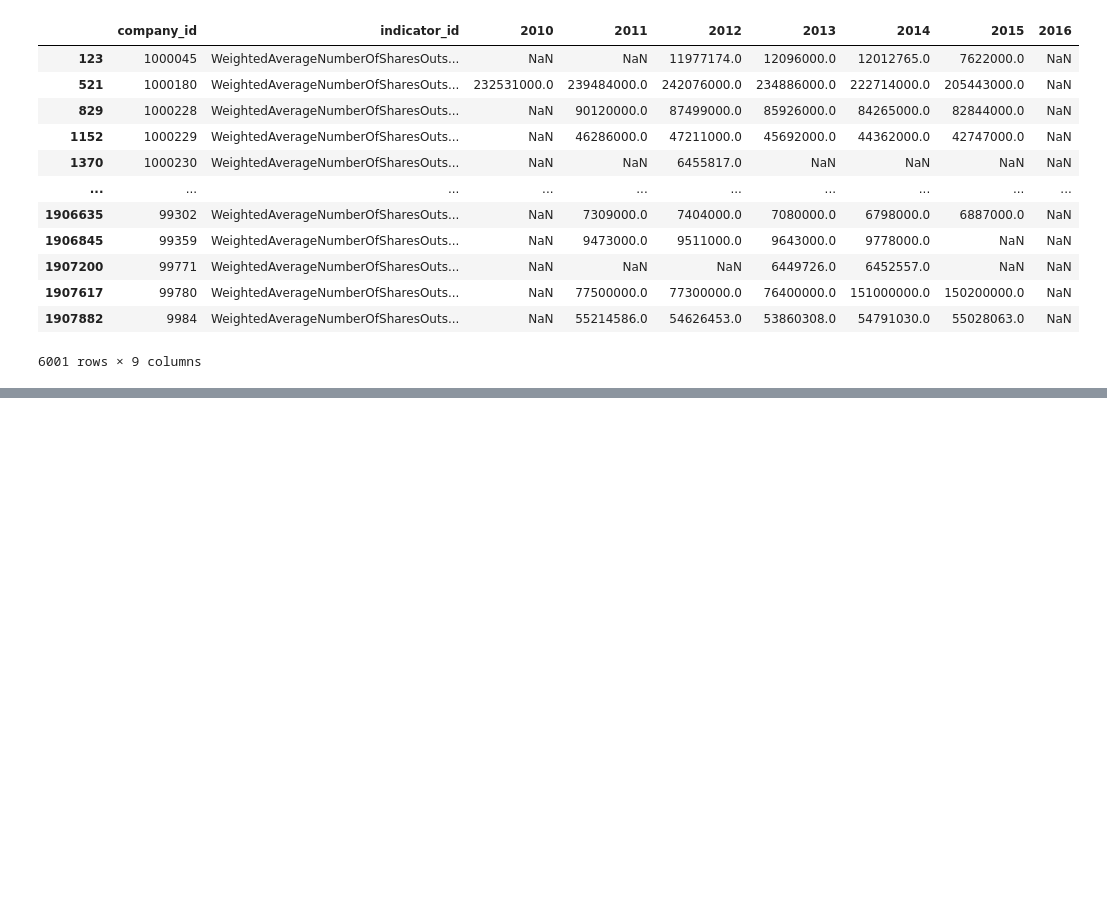
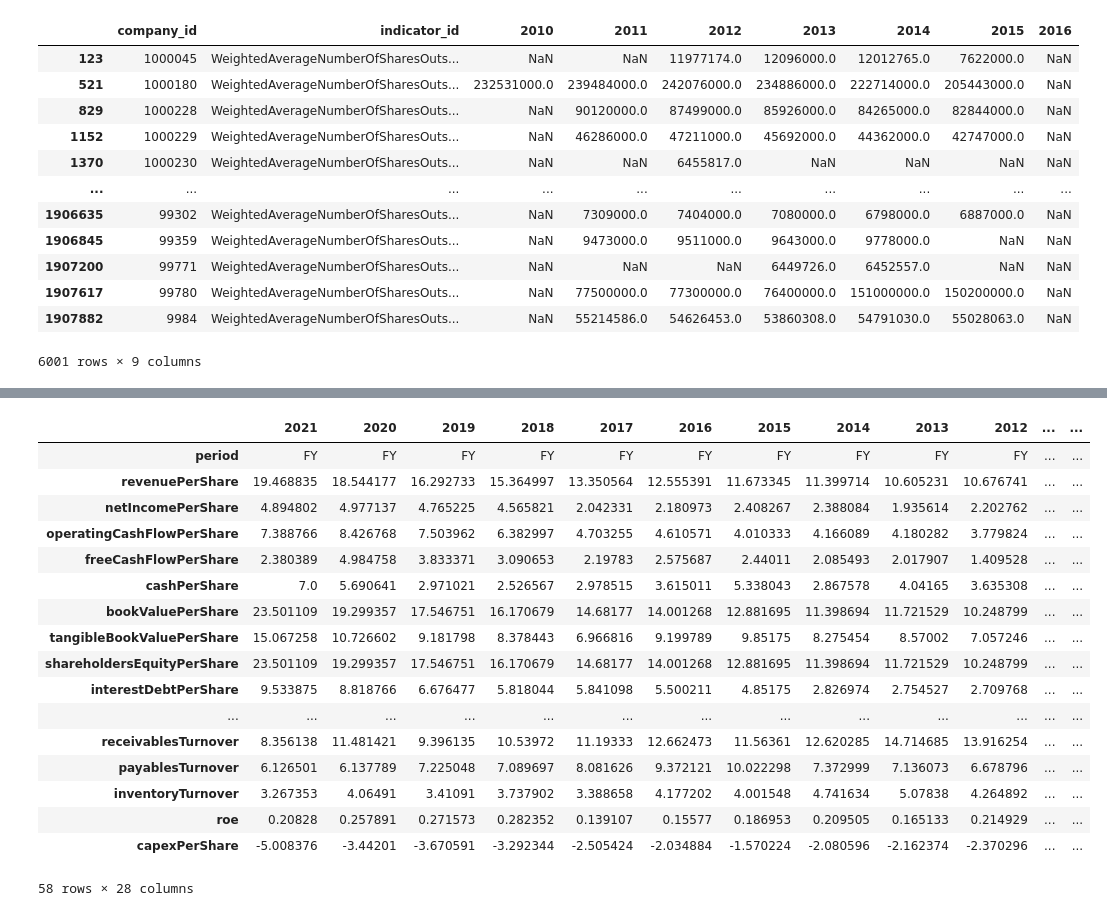
Before and after one commit to BenAltermatt/fundamental-analysis, a Jupyter notebook: data-preparation.ipynb, the cells around one changed output, grey strips where cells are left out. Drawn from its saved outputs; the diff is of its cells as text; code cells hidden in the pictures; blank space fills up the shorter version.

Commit message:
Finally found working api for data set creation and started building data sets

```diff
--- a/data-preparation.ipynb
+++ b/data-preparation.ipynb
@@ -161,0 +167,15 @@ frame[(frame['indicator_id'] == 'WeightedAverageNumberOfSharesOutstandingBasic')
+# %%
+# I actually didn't have the original modules needed to do this installed and I
+# am not good at managing the different python environments on my pc so this will have
+# to do for now
+import sys
+!{sys.executable} -m pip install fundamentalanalysis
+!{sys.executable} -m pip install requests
+
+import fundamentalanalysis as fa
+
+# let's play around a little bit with the fundamental analysis api
+# on my repo this file won't exist
+apikey = open('apikey.txt', 'r')
+key = apikey.readline()
+apikey.close()
@@ -161,0 +201,23 @@ frame[(frame['indicator_id'] == 'WeightedAverageNumberOfSharesOutstandingBasic')
+# %%
+# Now I have to build my data set, so I need an example of what metrics they have in their key metrics endpoint
+intc_vals = fa.key_metrics('INTC', key, 'quarterly')
+intc_vals
+# %% [output]
+|  | 2021 | 2020 | 2019 | 2018 | 2017 | 2016 | 2015 | 2014 | 2013 | 2012 | ... | ... |
+| period | FY | FY | FY | FY | FY | FY | FY | FY | FY | FY | ... | ... |
+| revenuePerShare | 19.468835 | 18.544177 | 16.292733 | 15.364997 | 13.350564 | 12.555391 | 11.673345 | 11.399714 | 10.605231 | 10.676741 | ... | ... |
+| netIncomePerShare | 4.894802 | 4.977137 | 4.765225 | 4.565821 | 2.042331 | 2.180973 | 2.408267 | 2.388084 | 1.935614 | 2.202762 | ... | ... |
+| operatingCashFlowPerShare | 7.388766 | 8.426768 | 7.503962 | 6.382997 | 4.703255 | 4.610571 | 4.010333 | 4.166089 | 4.180282 | 3.779824 | ... | ... |
+| freeCashFlowPerShare | 2.380389 | 4.984758 | 3.833371 | 3.090653 | 2.19783 | 2.575687 | 2.44011 | 2.085493 | 2.017907 | 1.409528 | ... | ... |
+| cashPerShare | 7.0 | 5.690641 | 2.971021 | 2.526567 | 2.978515 | 3.615011 | 5.338043 | 2.867578 | 4.04165 | 3.635308 | ... | ... |
+| bookValuePerShare | 23.501109 | 19.299357 | 17.546751 | 16.170679 | 14.68177 | 14.001268 | 12.881695 | 11.398694 | 11.721529 | 10.248799 | ... | ... |
+| tangibleBookValuePerShare | 15.067258 | 10.726602 | 9.181798 | 8.378443 | 6.966816 | 9.199789 | 9.85175 | 8.275454 | 8.57002 | 7.057246 | ... | ... |
+| shareholdersEquityPerShare | 23.501109 | 19.299357 | 17.546751 | 16.170679 | 14.68177 | 14.001268 | 12.881695 | 11.398694 | 11.721529 | 10.248799 | ... | ... |
+| interestDebtPerShare | 9.533875 | 8.818766 | 6.676477 | 5.818044 | 5.841098 | 5.500211 | 4.85175 | 2.826974 | 2.754527 | 2.709768 | ... | ... |
+| ... | ... | ... | ... | ... | ... | ... | ... | ... | ... | ... | ... | ... |
+| receivablesTurnover | 8.356138 | 11.481421 | 9.396135 | 10.53972 | 11.19333 | 12.662473 | 11.56361 | 12.620285 | 14.714685 | 13.916254 | ... | ... |
+| payablesTurnover | 6.126501 | 6.137789 | 7.225048 | 7.089697 | 8.081626 | 9.372121 | 10.022298 | 7.372999 | 7.136073 | 6.678796 | ... | ... |
+| inventoryTurnover | 3.267353 | 4.06491 | 3.41091 | 3.737902 | 3.388658 | 4.177202 | 4.001548 | 4.741634 | 5.07838 | 4.264892 | ... | ... |
+| roe | 0.20828 | 0.257891 | 0.271573 | 0.282352 | 0.139107 | 0.15577 | 0.186953 | 0.209505 | 0.165133 | 0.214929 | ... | ... |
+| capexPerShare | -5.008376 | -3.44201 | -3.670591 | -3.292344 | -2.505424 | -2.034884 | -1.570224 | -2.080596 | -2.162374 | -2.370296 | ... | ... |
+58 rows × 28 columns
```
Also changed, not shown: parts of 10 cells of this notebook, 2 other files.
